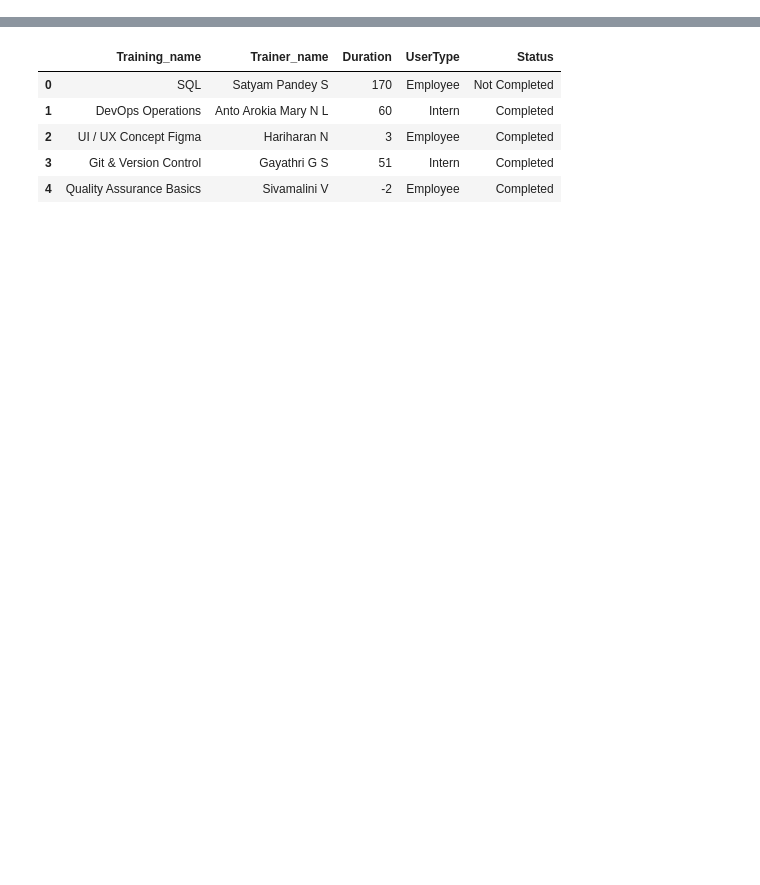
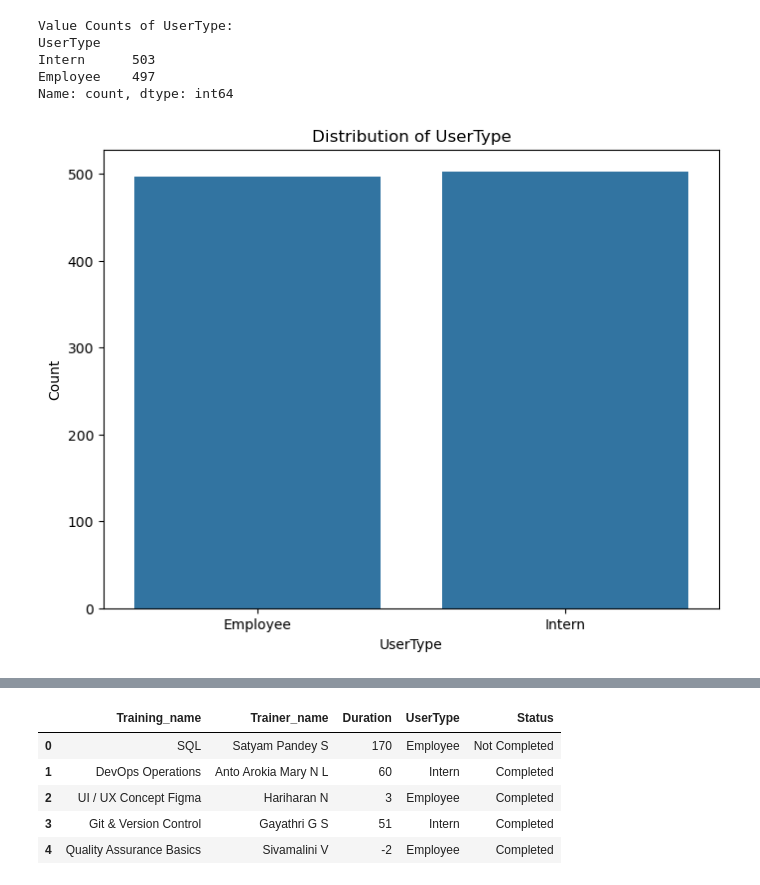
Before and after one commit to quenti20/Jman_Project_Data, a Jupyter notebook: Data_Science_Project/newModelDesigner.ipynb, the cells around one changed output, grey strips where cells are left out. Saved outputs shown, nothing was run; the diff lists cells and outputs as text; code cells hidden in the pictures; blank space fills up the shorter version.

```diff
--- a/Data_Science_Project/newModelDesigner.ipynb
+++ b/Data_Science_Project/newModelDesigner.ipynb
@@ -21,0 +111,28 @@ df.head()
+# %%
+import pandas as pd
+import seaborn as sns
+import matplotlib.pyplot as plt
+
+# Assuming df is your DataFrame containing the data
+
+# Check the distribution of UserType
+user_type_counts = df['UserType'].value_counts()
+
+# Print the value counts
+print("Value Counts of UserType:")
+print(user_type_counts)
+
+# Plot a bar chart to visualize the distribution of UserType
+plt.figure(figsize=(8, 6))
+sns.countplot(data=df, x='UserType')
+plt.title("Distribution of UserType")
+plt.xlabel("UserType")
+plt.ylabel("Count")
+plt.show()
+# %% [output]
+Value Counts of UserType:
+UserType
+Intern      503
+Employee    497
+Name: count, dtype: int64
+[figure, added]
```
Also changed, not shown: parts of 19 cells of this notebook, 11 other files.
